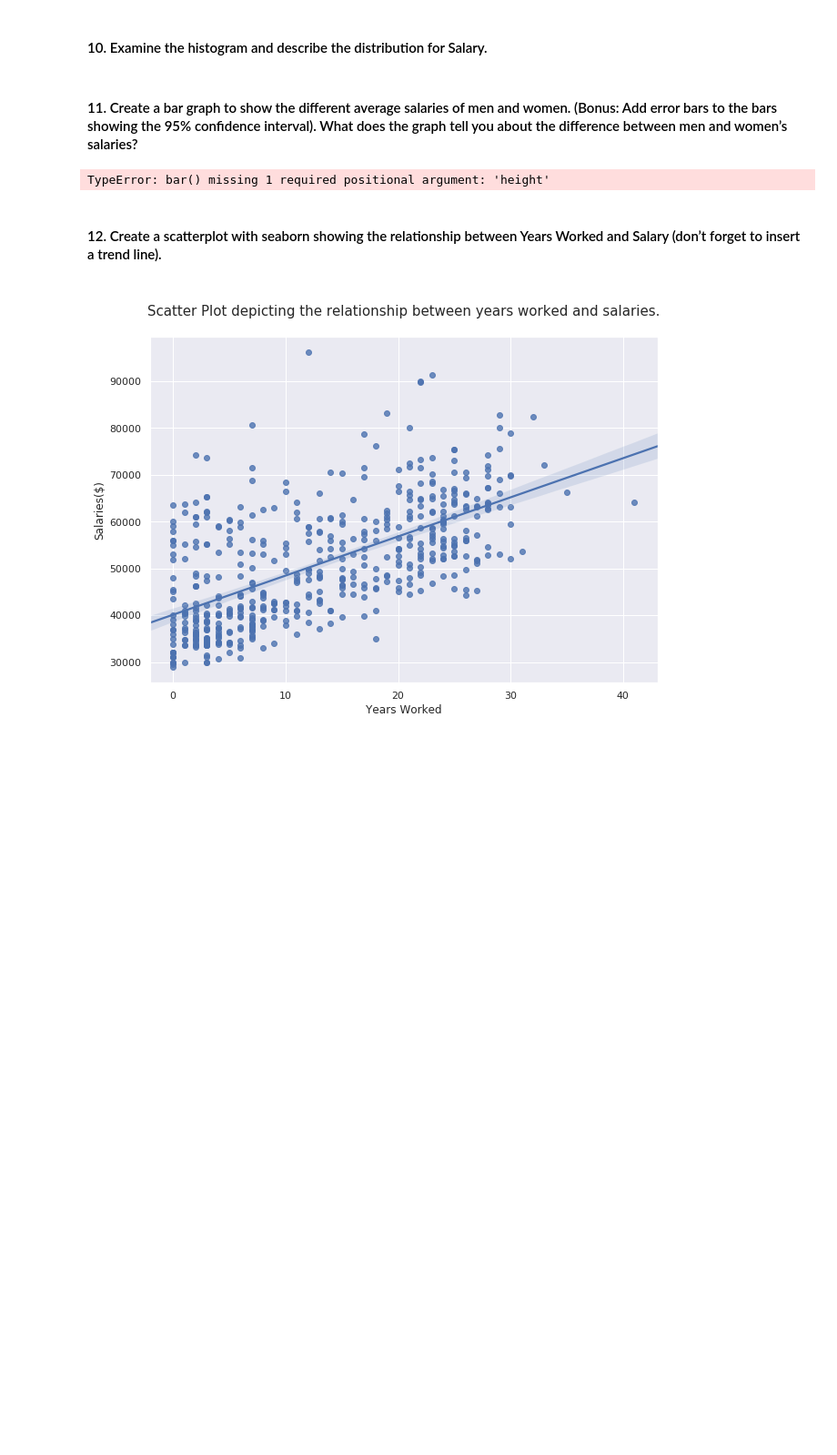
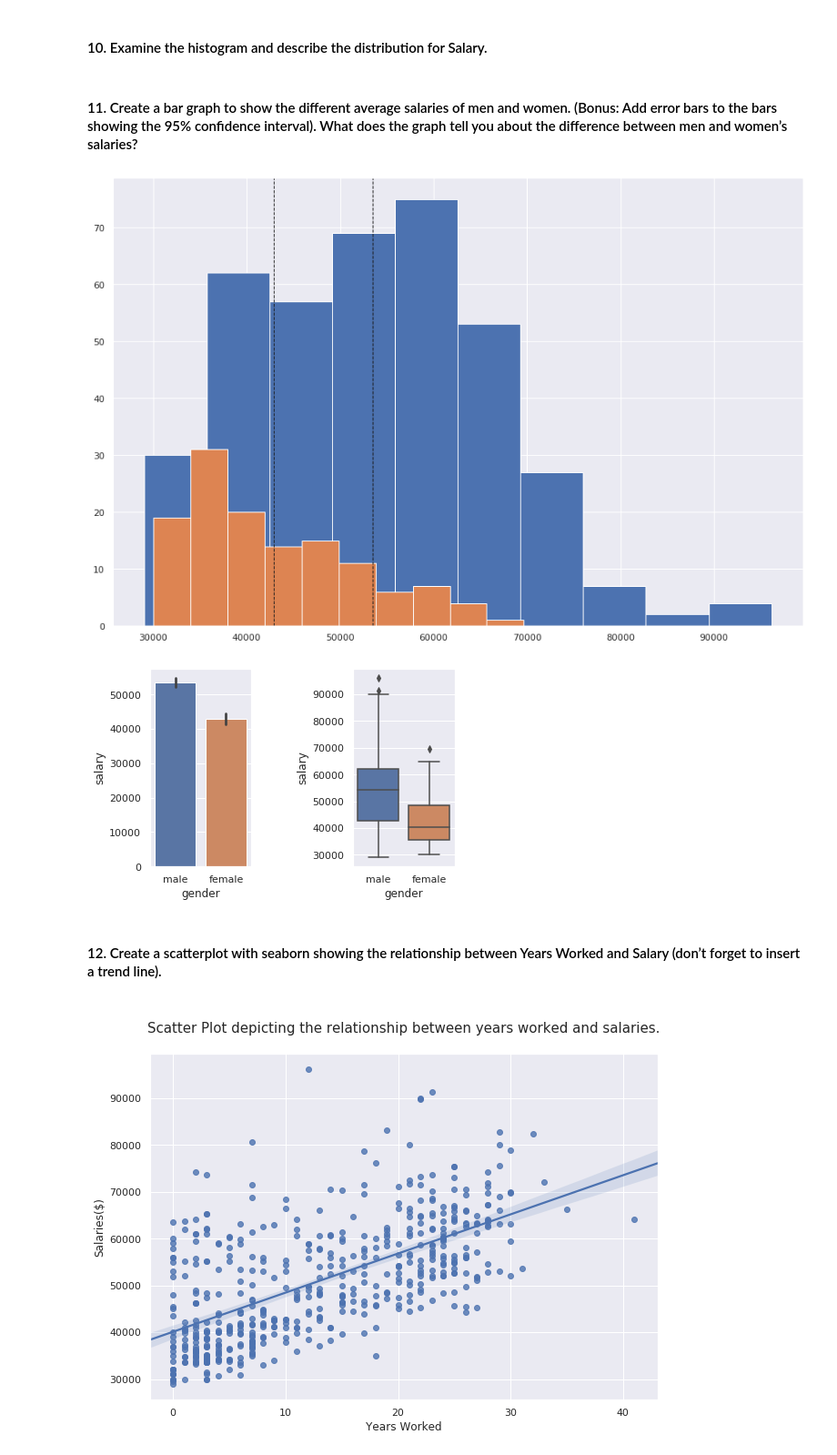
Before and after one commit to boitshepo97/statistical-thinking, a Jupyter notebook: Statistical-Thinking.ipynb, the cells around one changed output. Shown at 91% size. Cells and saved outputs as stored; diff of their text form; code cells hidden in the pictures; blank space fills up the shorter version.

Commit message:
adding more graphs

```diff
--- a/Statistical-Thinking.ipynb
+++ b/Statistical-Thinking.ipynb
@@ -150,11 +150,24 @@ plt.show()
 #### 10. Examine the histogram and describe the distribution for Salary.
 # %% [markdown]
 #### 11. Create a bar graph to show the different average salaries of men and women. (Bonus: Add error bars to the bars showing the 95% confidence interval). What does the graph tell you about the difference between men and women’s salaries?
-# %%
-plt.bar(x = 'salary', hue = 'gender', data = st)
-plt.show()
-# %% [output]
-TypeError: bar() missing 1 required positional argument: 'height'
+# %%
+sns.set()
+plt.figure(figsize=(15,10))
+males = st[st.gender == 'male'].salary
+females = st[st.gender== 'female'].salary
+plt.hist(males, label='males')
+plt.hist(females, label='females')
+plt.axvline(males.mean(), color='k', linestyle='dashed', linewidth=1)
+plt.axvline(females.mean(), color='k', linestyle='dashed', linewidth=1)
+
+fig, axes= plt.subplots(1, 2)
+sns.barplot(x="gender", y="salary", data=st, ax= axes[0])
+sns.boxplot(y='salary', x='gender', data=st, ax= axes[1])
+plt.subplots_adjust(wspace=1)
+plt.show()
+# %% [output]
+[figure, added]
+[figure, added]
 # %% [markdown]
 #### 12. Create a scatterplot with seaborn showing the relationship between Years Worked and Salary (don’t forget to insert a trend line).
 # %%
```
Also changed, not shown: parts of 3 cells of this notebook.
